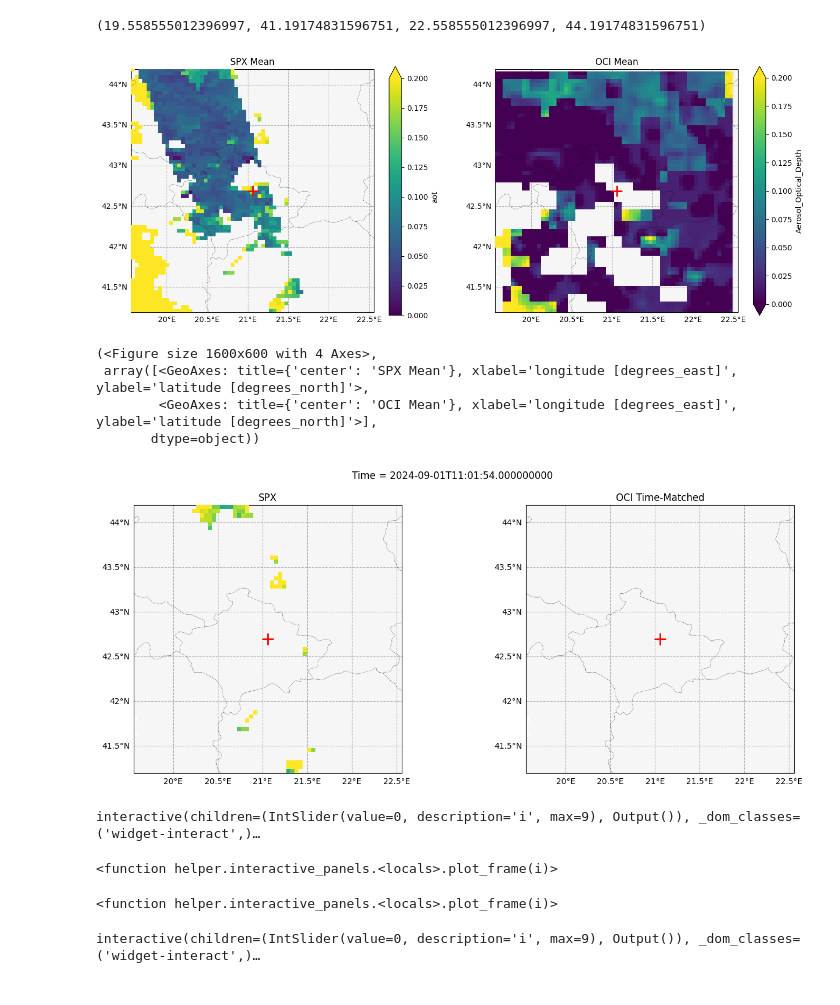
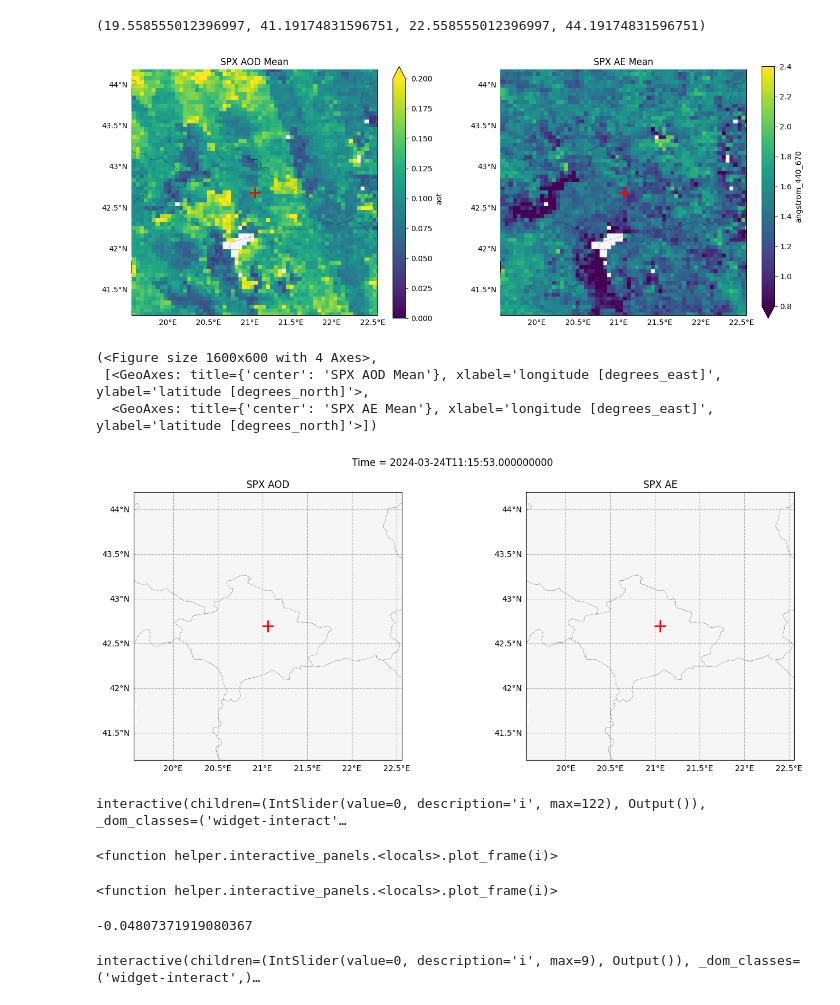
Before and after one commit to ararifi/PACEfun, a Jupyter notebook: obilic_spexone_2.ipynb, the cells around one changed output. Drawn from its saved outputs; the diff is of its cells as text; code cells hidden in the pictures.

```diff
--- a/obilic_spexone_2.ipynb
+++ b/obilic_spexone_2.ipynb
@@ -19,7 +19,7 @@ auth = earthaccess.login("login.netrc")
 # %%
 # --- TIME ---
 
-tspan = ("2024-09-01 00:00", "2024-10-01 00:00")
+tspan = ("2024-03-01 00:00", "2025-09-01 00:00")
 
 # --- REGION ---
 
@@ -50,7 +50,7 @@ shape, transform, _ = helper.grid_aligned_subset(region, transform_tmp, shape_tm
 kwargs = {"combine": "nested", "concat_dim": "time"}
 attrs = xr.open_mfdataset(paths_spx, preprocess=helper.time_from_attr, **kwargs)
 futures = client.map(
-    grid_match,
+    helper.grid_match,
     paths_spx,
     dst_crs=crs,
     dst_shape=shape,
@@ -65,7 +65,7 @@ da_spx_aod["time"] = attrs["time"]
 kwargs_ae = {"combine": "nested", "concat_dim": "time"}
 attrs_ae = xr.open_mfdataset(paths_spx, preprocess=helper.time_from_attr, **kwargs_ae)
 futures_ae = client.map(
-    grid_match,
+    helper.grid_match,
     paths_spx,
     dst_crs=crs,
     dst_shape=shape,
@@ -97,52 +78,55 @@ da_oci_time_matched.to_netcdf(f"{nc_path}/oci_spxTime_aod.nc")
 # %%
 cross_lonlat = (21.058555012396997, 42.69174831596751)
 
 # Static mean panel comparison using helper
 helper.plot_mean_panels(
-    [da_spx, da_oci_matched],
+    [da_spx_aod, da_spx_ae],
     region=region,
-    titles=["SPX Mean", "OCI Mean"],
+    titles=["SPX AOD Mean", "SPX AE Mean"],
     crosshair=cross_lonlat,
     cmap="viridis",
-    vmin=0.0,
-    vmax=0.2,
+    vmin=[0, 0.8],
+    vmax=[0.2, 2.4],
     background=None,
     tiles_zoom=12,
 )
 # %% [output]
-[figure, old version]
+[figure, new version]
 (<Figure size 1600x600 with 4 Axes>,
- array([<GeoAxes: title={'center': 'SPX Mean'}, xlabel='longitude [degrees_east]', ylabel='latitude [degrees_north]'>,
-        <GeoAxes: title={'center': 'OCI Mean'}, xlabel='longitude [degrees_east]', ylabel='latitude [degrees_north]'>],
-       dtype=object))
+ [<GeoAxes: title={'center': 'SPX AOD Mean'}, xlabel='longitude [degrees_east]', ylabel='latitude [degrees_north]'>,
+  <GeoAxes: title={'center': 'SPX AE Mean'}, xlabel='longitude [degrees_east]', ylabel='latitude [degrees_north]'>])
 # %%
 # Time animation using helper
 _, _, ani = helper.animate_panels(
-    [da_spx, da_oci_time_matched],
+    [da_spx_aod, da_spx_ae],
     region=region,
-    titles=["SPX", "OCI Time-Matched"],
+    titles=["SPX AOD", "SPX AE"],
     crosshair=cross_lonlat,
     cmap="viridis",
-    vmin=0.0,
-    vmax=0.2,
+    vmin=[0, 0.4],
+    vmax=[0.6, 1.6],
     interval=600,
     save_path="PACEfun/movies/spx_oci_comparison.gif",
     writer="pillow",
     dpi=120,
 )
 # %% [output]
-[figure, old version]
+[figure, new version]
 # %%
 # Interactive time slider (Jupyter) using helper
 helper.interactive_panels(
-    [da_spx, da_oci_time_matched],
+    [da_spx_aod, da_spx_ae],
     region=region,
-    titles=["SPX", "OCI Time-Matched"],
+    titles=["SPX AOD Mean", "SPX AE Mean"],
     crosshair=cross_lonlat,
-    vmin=0.0,
-    vmax=0.2,
+    vmin=[0, 0.4],
+    vmax=[0.6, 2.4],
 )
 # %% [output]
-interactive(children=(IntSlider(value=0, description='i', max=9), Output()), _dom_classes=('widget-interact',)…
+interactive(children=(IntSlider(value=0, description='i', max=122), Output()), _dom_classes=('widget-interact'…
 <function helper.interactive_panels.<locals>.plot_frame(i)>
 <function helper.interactive_panels.<locals>.plot_frame(i)>
+# %%
+transform[4]
+# %% [output]
+-0.04807371919080367
```
Also changed, not shown: parts of 4 cells of this notebook, 3 other files.
